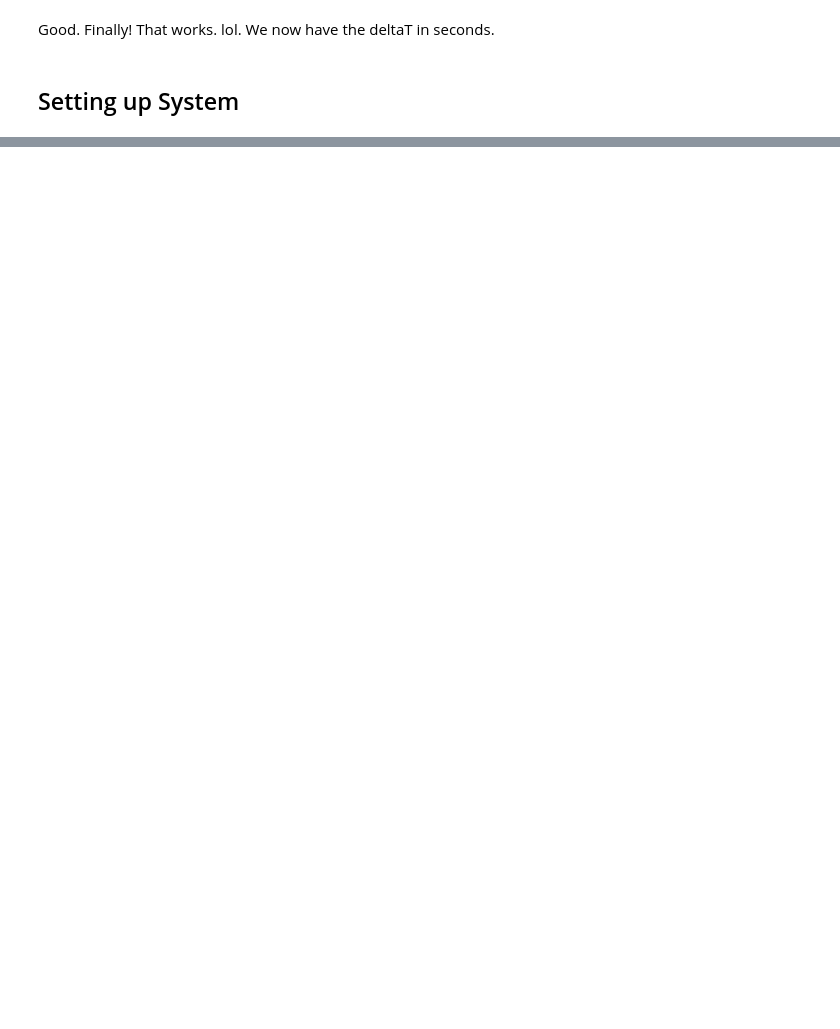
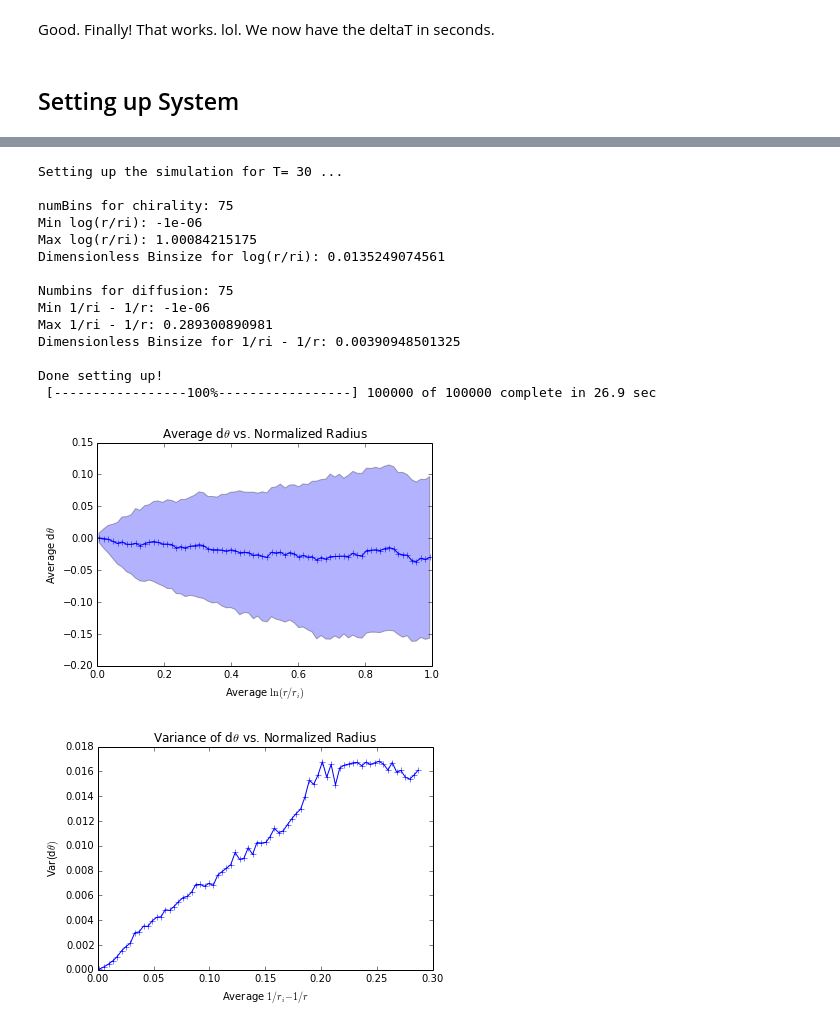
Before and after one commit to btweinstein/chirality_finder, a Jupyter notebook: Final_Diffusion_Analysis-2.ipynb, the cells around one changed output, grey strips where cells are left out. Drawn from its saved outputs; the diff is of its cells as text; code cells hidden in the pictures; blank space fills up the shorter version.

Commit message:
Implemented a pymc model for my error analysis.

```diff
--- a/Final_Diffusion_Analysis-2.ipynb
+++ b/Final_Diffusion_Analysis-2.ipynb
@@ -518,5 +368,0 @@ var_dtheta = pymc.Normal('var_dtheta', mu=modeled_variance, tau=1./var_sigma**2,
-# %%
-M = pymc.MCMC([ro, vpar, t, R, \
-               log_r_ri, vperp,dtheta, \
-               dif_xaxis, ds, var_sigma, var_dtheta])
-M.sample(100000, burn=10000, thin=10)
@@ -590,0 +542,9 @@ Done setting up!
+# %%
+def test_model(temp):
+    cg, av_chir, av_dif = setup_analysis(temp)
+
+    model = chd.korelov_model.make_model(cg, av_chir, av_dif)
+    M = pymc.MCMC(model)
+    M.sample(100000, burn=10000, thin=10)
+
+    return M
@@ -590,0 +570,19 @@ Done setting up!
+# %%
+M30 = test_model(30)
+# %% [output]
+Setting up the simulation for T= 30 ...
+
+numBins for chirality: 75
+Min log(r/ri): -1e-06
+Max log(r/ri): 1.00084215175
+Dimensionless Binsize for log(r/ri): 0.0135249074561
+
+Numbins for diffusion: 75
+Min 1/ri - 1/r: -1e-06
+Max 1/ri - 1/r: 0.289300890981
+Dimensionless Binsize for 1/ri - 1/r: 0.00390948501325
+
+Done setting up!
+ [-----------------100%-----------------] 100000 of 100000 complete in 26.9 sec
+[figure, added]
+[figure, added]
```
Also changed, not shown: parts of 39 cells of this notebook, 6 other files.
